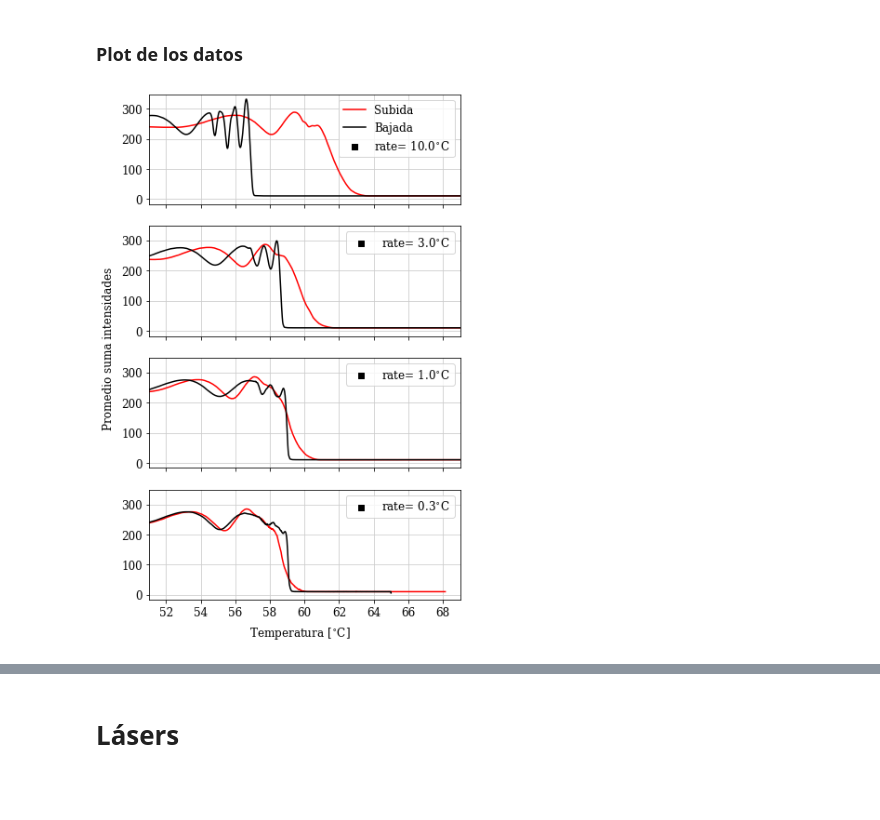
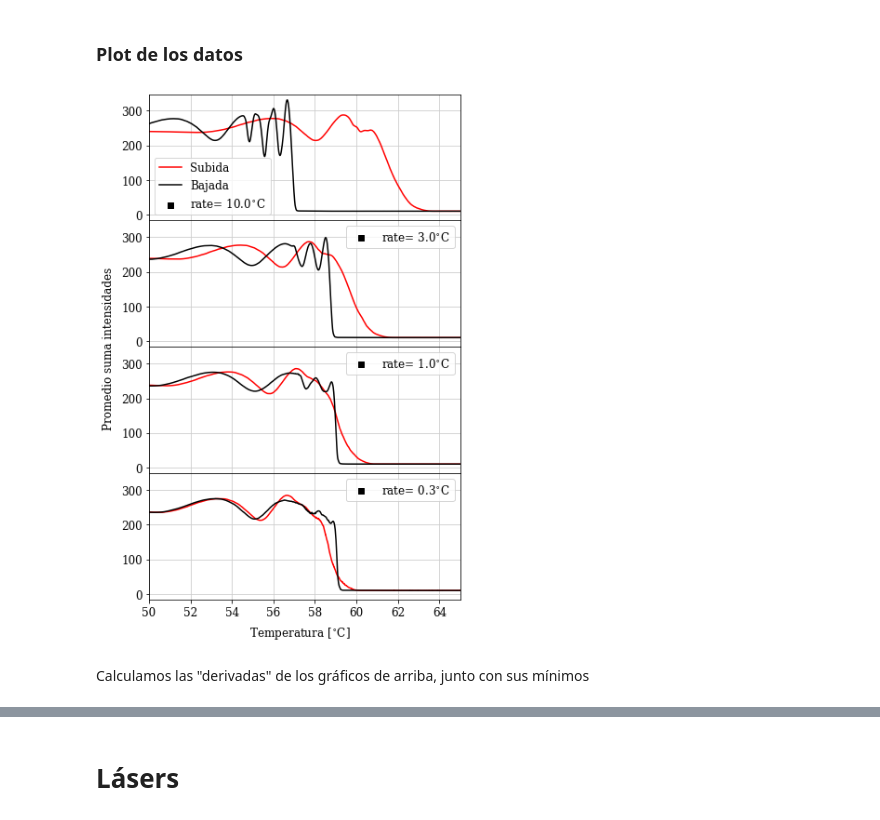
Before and after one commit to Wenupi/analysis-liquid_crystals, a Jupyter notebook: termo.ipynb, the cells around one changed output, grey strips where cells are left out. Saved outputs shown, nothing was run; the diff lists cells and outputs as text; code cells hidden in the pictures; blank space fills up the shorter version.

```diff
--- a/termo.ipynb
+++ b/termo.ipynb
@@ -456,23 +455,31 @@ initial_frame = np.zeros(8)
 for i, lim in zip(range(0, 8, 1), range_initial_frame):
     initial_frame[i] = int(np.where(np.diff(mean_array_S2[i])==np.max(np.diff(mean_array_S2[i])[lim[0]:lim[1]]))[0][0])
 
+# Correcciones del inital_frame
+initial_frame[0] = 580
+initial_frame[1] = 145
+initial_frame[2] = 160
+initial_frame[3] = 170
+initial_frame[4] = 130
+initial_frame[5] = 440
+initial_frame[6] = 195
+initial_frame[7] = 410
+
 rate_array = np.array([10, -10, 3, -3, 1, -1, 0.3, -0.3])
 T_lim_array = np.array([[50, 70],[70,50],[50, 70],[70,50],[50, 70],[70,50],[50, 68],[65,50]])  # celsius. Los dos últimos fueron distintos (error al medir vid6)
 
 mean_array_S2F = []
 
 for i in range(0, 8, 1):
-    mean_array_S2F.append(mean_array_S2[i][:len(fps_array_S2[i])])  ############### USAR ESTE y no mean_array_S2 ###############
+    mean_array_S2F.append(mean_array_S2[i][:len(fps_array_S2[i])])  # no toma los 0's de mean_array_S2
 
 mean_array_S2F = np.array(mean_array_S2F)
 
-T_array = np.zeros((8, np.max(fps_count_array)))
+#T_array = np.zeros((8, np.max(fps_count_array)))
 T_arrayF = []
 
 for i in range(0, 8, 1):
-    #np.isclose(temperature(fps_array_S2[i], initial_frame[i], T_lim_array[i][0], rate_array[i]), np.)
-    #final_frame = temperature(fps_array_S2[i], initial_frame[i], T_lim_array[i][0], rate_array[i])
-    T_array[i, :len(fps_array_S2[i])] = temperature(fps_array_S2[i], initial_frame[i], T_lim_array[i][0], rate_array[i])
+    #T_array[i, :len(fps_array_S2[i])] = temperature(fps_array_S2[i], initial_frame[i], T_lim_array[i][0], rate_array[i])
     T_arrayF.append(temperature(fps_array_S2[i], initial_frame[i], T_lim_array[i][0], rate_array[i]))
 
 T_arrayF = np.array(T_arrayF)
@@ -481,24 +488,27 @@ T_arrayF = np.array(T_arrayF)
 # %%
 
 fig8, ax8 = plt.subplots(4, 1, figsize=(6, 10),
                         sharex=True, sharey=True)
+plt.subplots_adjust(hspace=0.0)
 for i, j in zip(range(0, 8, 2), range(0, 4, 1)):
     ax8[j].plot(T_arrayF[i][int(initial_frame[i]):], mean_array_S2F[i][int(initial_frame[i]):], color='red')
     ax8[j].plot(T_arrayF[i+1][int(initial_frame[i+1]):], mean_array_S2F[i+1][int(initial_frame[i+1]):], color='black')
     ax8[j].scatter(0, 0, color='black', marker=',', label='rate= '+str(rate_array[i])+'$^{\circ}$C')
     ax8[0].plot(60,200, color='red', label='Subida')
     ax8[0].plot(60,200, color='black', label='Bajada')
 
     ax8[j].legend()
-    ax8[j].set_xlim([51,69])
+    ax8[j].set_xlim([50,70])
+    ax8[3].set_xlim([50,65])
 
 
 fig8.text(0.5, 0.07, 'Temperatura [$^{\circ}$C]', ha='center')
 fig8.text(0.01, 0.5, 'Promedio suma intensidades', va='center', rotation='vertical')
 #fig8.tight_layout()
 fig8.savefig('img/plots/comparacionS2.pdf')
-#fig8.savefig('img/plots/comparacionBorrarPNG.png',dpi=1000)
 
 fig8.show()
 # %% [output]
-[figure, old version]
+[figure, new version]
+# %% [markdown]
+Calculamos las "derivadas" de los gráficos de arriba, junto con sus mínimos
```
Also changed, not shown: parts of 9 cells of this notebook, 3 other files.
